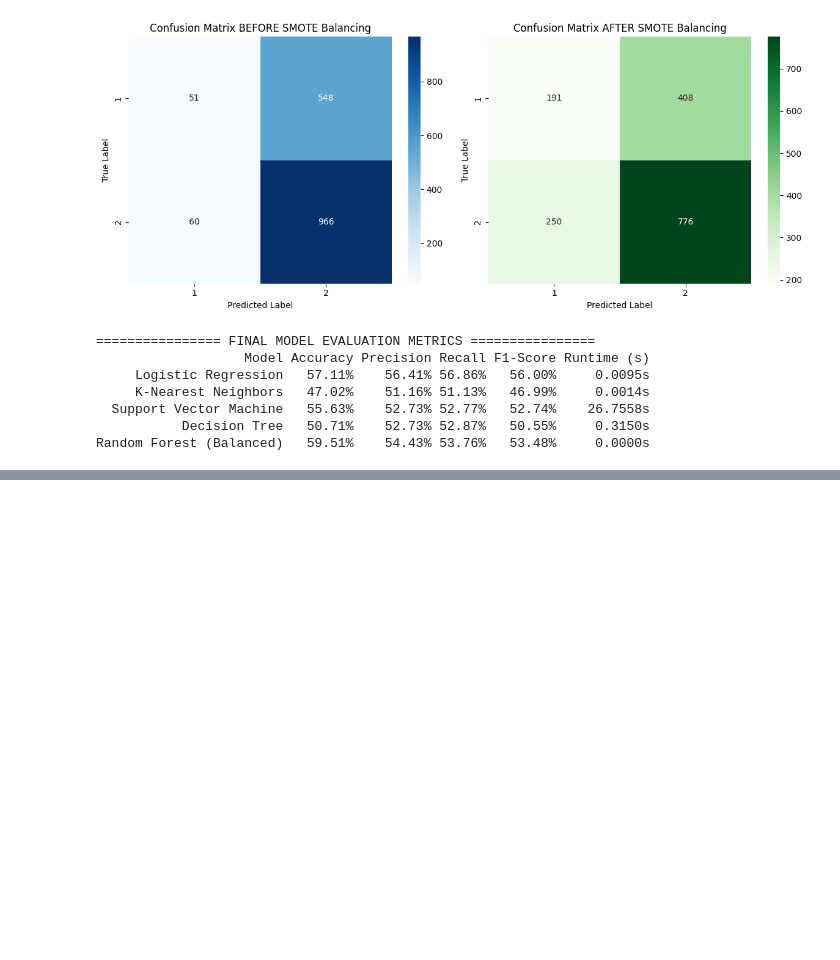
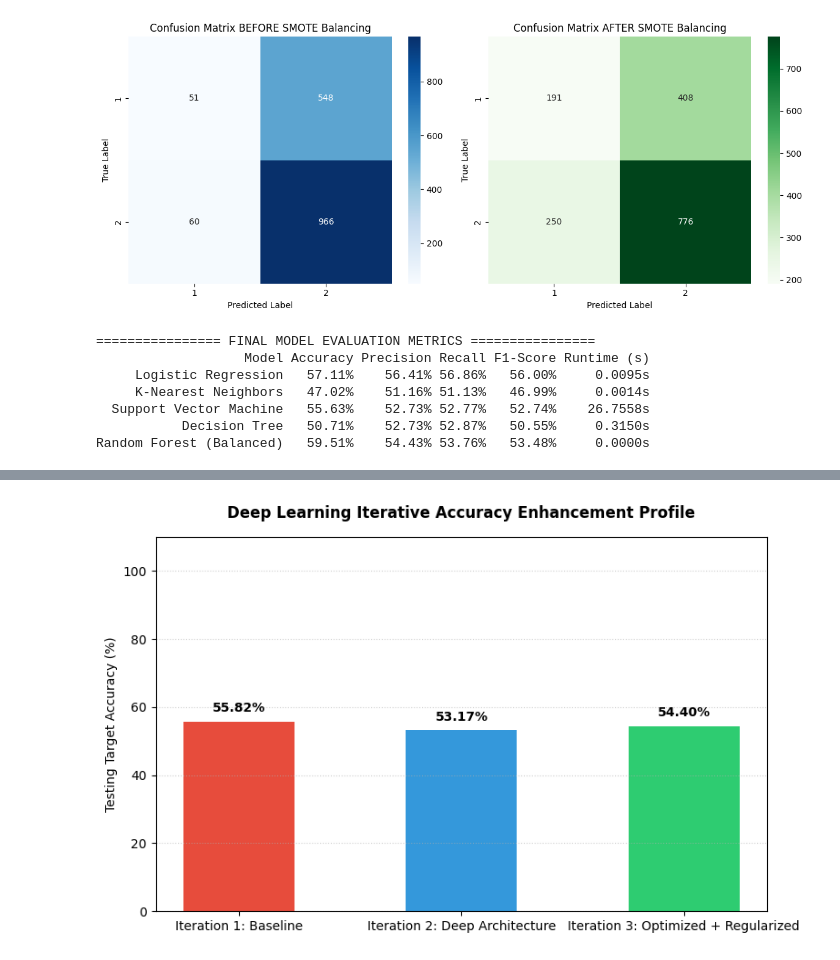
Before and after one commit to NouredeenSameh/MachineLearning_TermProject, a Jupyter notebook: MachineLearning_TermProject_230408919.ipynb, the cells around one changed output, grey strips where cells are left out. Saved outputs shown, nothing was run; the diff lists cells and outputs as text; code cells hidden in the pictures; blank space fills up the shorter version.

```diff
--- a/MachineLearning_TermProject_230408919.ipynb
+++ b/MachineLearning_TermProject_230408919.ipynb
@@ -247,3 +247,94 @@ Name: count, dtype: int64
   Support Vector Machine   55.63%    52.73% 52.77%   52.74%    26.7558s
            Decision Tree   50.71%    52.73% 52.87%   50.55%     0.3150s
 Random Forest (Balanced)   59.51%    54.43% 53.76%   53.48%     0.0000s
+# %%
+import tensorflow as tf
+from tensorflow.keras.models import Sequential
+from tensorflow.keras.layers import Dense, Dropout, BatchNormalization
+from tensorflow.keras.optimizers import Adam
+from tensorflow.keras.callbacks import EarlyStopping
+from sklearn.metrics import classification_report, accuracy_score
+import matplotlib.pyplot as plt
+import numpy as np
+import pandas as pd
+
+# 1. Prepare target vectors for Deep Learning (Convert labels 1, 2, 3 to 0, 1, 2 for categorical cross-entropy)
+y_train_dl = y_train_resampled - 1
+y_test_dl = y_test - 1
+
+# Convert targets to one-hot encoding representation
+from tensorflow.keras.utils import to_categorical
+y_train_onehot = to_categorical(y_train_dl, num_classes=3)
+y_test_onehot = to_categorical(y_test_dl, num_classes=3)
+
+input_dim = X_train_resampled.shape[1]
+
+# ==================== ITERATION 1: BASELINE SIMPLE MLP ====================
+print("\n[Iteration 1] Training Baseline Simple Neural Network Architecture...")
+model_v1 = Sequential([
+    Dense(64, activation='relu', input_dim=input_dim),
+    Dense(32, activation='relu'),
+    Dense(3, activation='softmax')
+])
+model_v1.compile(optimizer=Adam(learning_rate=0.01), loss='categorical_crossentropy', metrics=['accuracy'])
+history_v1 = model_v1.fit(X_train_resampled, y_train_onehot, validation_split=0.2, epochs=30, batch_size=64, verbose=0)
+acc_v1 = accuracy_score(y_test_dl, np.argmax(model_v1.predict(X_test_scaled), axis=1))
+
+# ==================== ITERATION 2: INCREASED DEPTH & CAPACITY ====================
+print("[Iteration 2] Training Deep Multi-Layer Network Architecture...")
+model_v2 = Sequential([
+    Dense(128, activation='relu', input_dim=input_dim),
+    Dense(64, activation='relu'),
+    Dense(32, activation='relu'),
+    Dense(3, activation='softmax')
+])
+model_v2.compile(optimizer=Adam(learning_rate=0.005), loss='categorical_crossentropy', metrics=['accuracy'])
+history_v2 = model_v2.fit(X_train_resampled, y_train_onehot, validation_split=0.2, epochs=30, batch_size=64, verbose=0)
+acc_v2 = accuracy_score(y_test_dl, np.argmax(model_v2.predict(X_test_scaled), axis=1))
+
+# ==================== ITERATION 3: FINAL OPTIMIZED ARCHITECTURE (WITH REGULARIZATION) ====================
+print("[Iteration 3] Training Final Optimized Network Architecture (With Regularization)...")
+model_v3 = Sequential([
+    Dense(256, activation='relu', input_dim=input_dim),
+    BatchNormalization(),
+    Dropout(0.3),
+    Dense(128, activation='relu'),
+    BatchNormalization(),
+    Dropout(0.2),
+    Dense(64, activation='relu'),
+    Dense(3, activation='softmax')
+])
+# Utilize early stopping to automatically halt training when validation curves plateau
+early_stop = EarlyStopping(monitor='val_loss', patience=5, restore_best_weights=True)
+
+model_v3.compile(optimizer=Adam(learning_rate=0.001), loss='categorical_crossentropy', metrics=['accuracy'])
+history_v3 = model_v3.fit(
+    X_train_resampled, y_train_onehot,
+    validation_data=(X_test_scaled, y_test_onehot),
+    epochs=40, batch_size=32, callbacks=[early_stop], verbose=0
+)
+acc_v3 = accuracy_score(y_test_dl, np.argmax(model_v3.predict(X_test_scaled), axis=1))
+
+# ==================== GENERATING ACCURACY ENHANCEMENT CHART FOR OVERLEAF ====================
+plt.figure(figsize=(8, 5))
+iterations = ['Iteration 1: Baseline', 'Iteration 2: Deep Architecture', 'Iteration 3: Optimized + Regularized']
+accuracies = [acc_v1 * 100, acc_v2 * 100, acc_v3 * 100]
+
+bars = plt.bar(iterations, accuracies, color=['#e74c3c', '#3498db', '#2ecc71'], width=0.5)
+plt.title('Deep Learning Iterative Accuracy Enhancement Profile', fontsize=12, fontweight='bold', pad=15)
+plt.ylabel('Testing Target Accuracy (%)', fontsize=10)
+plt.ylim(0, 110)
+plt.grid(axis='y', linestyle=':', alpha=0.6)
+
+for bar in bars:
+    yval = bar.get_height()
+    plt.text(bar.get_x() + bar.get_width()/2.0, yval + 2, f"{yval:.2f}%", ha='center', va='bottom', fontweight='bold')
+
+plt.tight_layout()
+plt.savefig("figure10_dl_enhancement.png", dpi=300)
+plt.show()
+
+# Save the absolute best neural network weight matrix parameters for your Streamlit GUI step
+model_v3.save("best_aerodynamic_mlp_model.h5")
+print("\nSUCCESS: Deep Learning models optimized. Best weights exported successfully as 'best_aerodynamic_mlp_model.h5'!")
+# %% [output]
@@ -249,0 +347 @@ Random Forest (Balanced)   59.51%    54.43% 53.76%   53.48%     0.0000s
+[figure, added]
```
Also changed, not shown: parts of 1 cell of this notebook.
